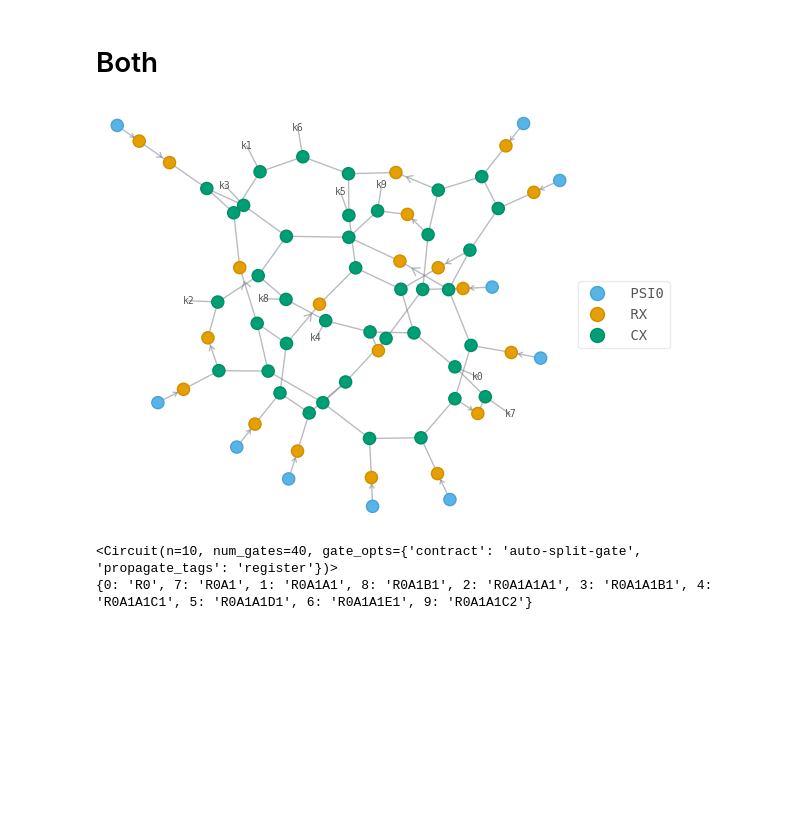
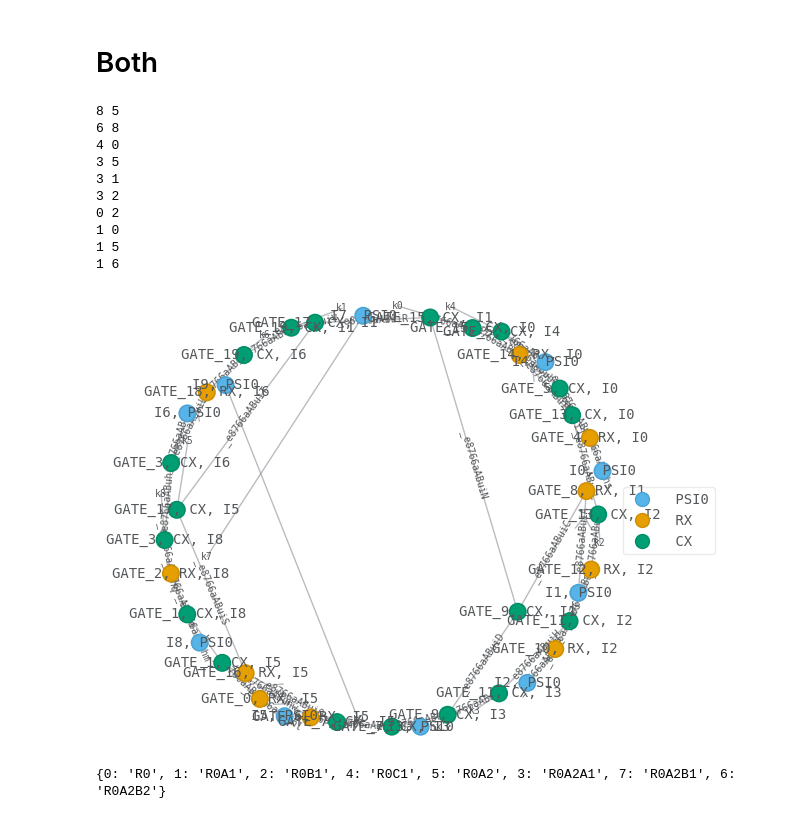
Before and after one commit to quantum-brutus/Tensor_Networks_topology, a Jupyter notebook: random_tree_benchmark.ipynb, the cells around one changed output. Cells and saved outputs as stored; diff of their text form; code cells hidden in the pictures; blank space fills up the shorter version.

```diff
--- a/random_tree_benchmark.ipynb
+++ b/random_tree_benchmark.ipynb
@@ -515,20 +553,29 @@ def tree_from_matrix(matrix,root,max_bond=None):
 # %% [markdown]
 # Both
 # %%
-circ = generate_random_entangled_circuits(
+circ = generate_random_circuit(
     num_qubits=10,
-    num_layers=2,
+    num_gates=10,
     seed1=123,
     seed2=453,
     plot=True
 )
 
 G, mst, adj = plot_connectivity_and_max_mst(circ, return_adjacency_matrix=True)
 
 tree,trad_dic = tree_from_matrix(adj,0)
 print(trad_dic)
 # %% [output]
+8 5
+6 8
+4 0
+3 5
+3 1
+3 2
+0 2
+1 0
+1 5
+1 6
-[figure, old version]
+[figure, new version]
-<Circuit(n=10, num_gates=40, gate_opts={'contract': 'auto-split-gate', 'propagate_tags': 'register'})>
-{0: 'R0', 7: 'R0A1', 1: 'R0A1A1', 8: 'R0A1B1', 2: 'R0A1A1A1', 3: 'R0A1A1B1', 4: 'R0A1A1C1', 5: 'R0A1A1D1', 6: 'R0A1A1E1', 9: 'R0A1A1C2'}
+{0: 'R0', 1: 'R0A1', 2: 'R0B1', 4: 'R0C1', 5: 'R0A2', 3: 'R0A2A1', 7: 'R0A2B1', 6: 'R0A2B2'}
 # %%
```
Also changed, not shown: parts of 5 cells of this notebook.
